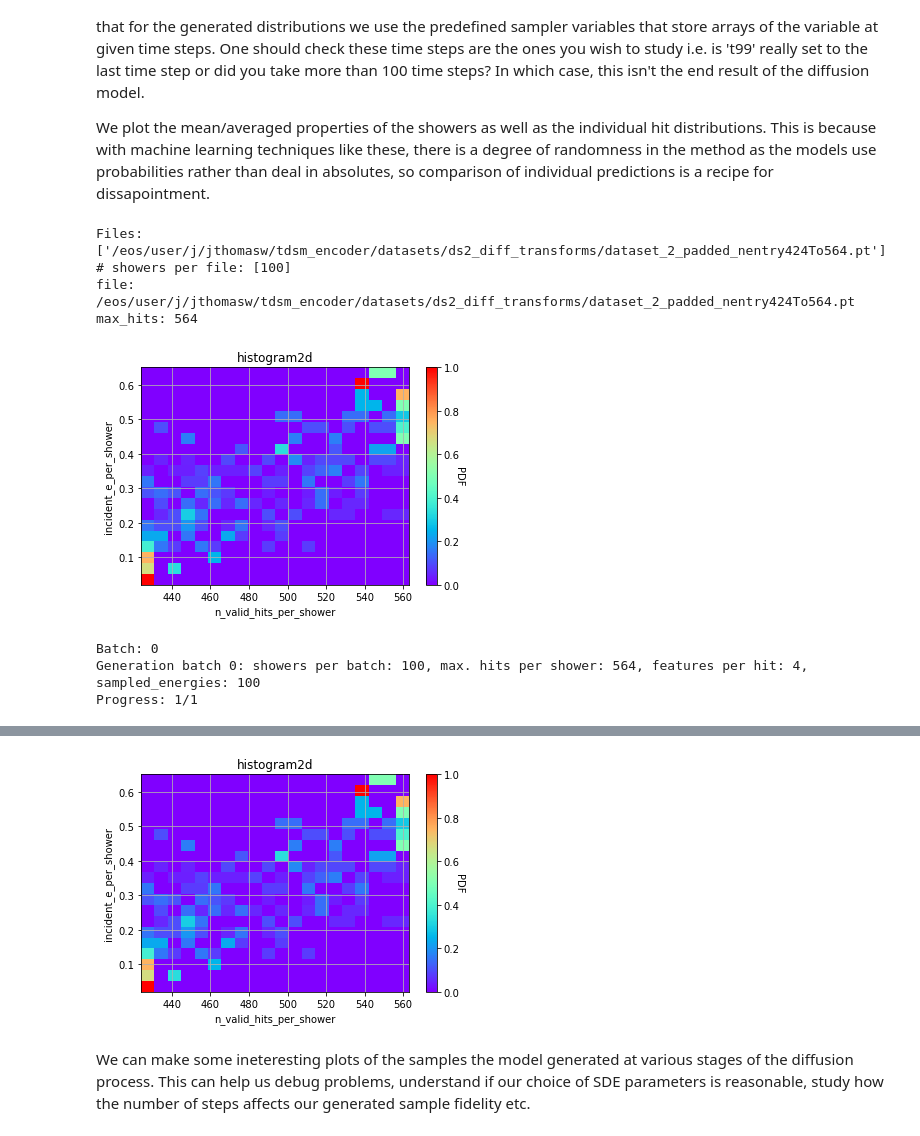
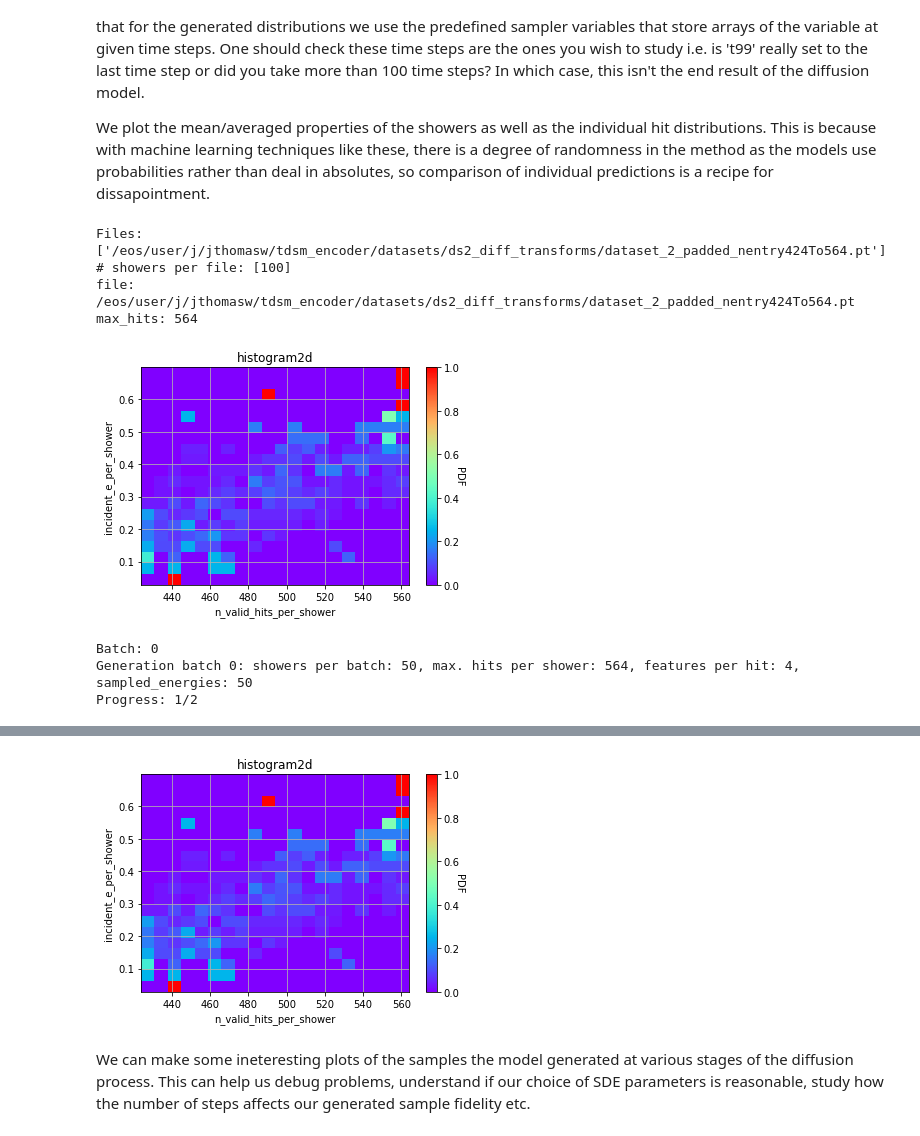
Before and after one commit to vincentchen566/tdsm_encoder, a Jupyter notebook: notebooks/6_sampling.ipynb, the cells around one changed output, grey strips where cells are left out. Saved outputs shown, nothing was run; the diff lists cells and outputs as text; code cells hidden in the pictures.

```diff
--- a/notebooks/6_sampling.ipynb
+++ b/notebooks/6_sampling.ipynb
@@ -46,7 +46,7 @@ workingdir = "./"
 SDE = 'VP'
 if SDE == 'VP':
     beta_max = 1.0
-    beta_min = 0.001
+    beta_min = 0.01
 if SDE == 'VE':
     sigma_max = 20.0
     sigma_min = 0.1
@@ -84,6 +84,14 @@ for filename in os.listdir(dataset_store_path):
 print(files_list_)
 
 # Instantiate model
-model=score_model.Gen(n_feat_dim, embed_dim, hidden_dim, num_encoder_blocks, num_attn_heads, dropout_gen, marginal_prob_std=marginal_prob_std_fn)
-torch.save(model.state_dict(), 'initial_model.pt')
+model = score_model.Gen(n_feat_dim, embed_dim, hidden_dim, num_encoder_blocks, num_attn_heads, dropout_gen, marginal_prob_std=marginal_prob_std_fn)
+#torch.save(model.state_dict(), 'initial_model.pt')
+
+t_params = 0
+for name_ , para_ in model.named_parameters():
+    if not para_.requires_grad: continue
+    param = para_.numel()
+    t_params+=param
+
+print(f'Sum of trainable parameters: {t_params}')
 # %% [output]
@@ -123,20 +131,21 @@ import tqdm
 workingdir = "./"
 
 # Granularity of time steps (defines step size of reverse diffusion)
-sampler_steps = 200
+sampler_steps = 100
 # Select time steps for diffusion progression plots
-steps2plot = (0, 495, 497, 498, 499)
+steps2plot = (0, 95, 97, 98, 99)
 # Number of showers to generate
 n_showers_2_gen = 100
 # Batch size for sampler
-batch_size = 100
+batch_size = 50
 
-output_directory = workingdir+'/sampling_VP_1to0p001_trans_ine_20231004_1301_'+datetime.now().strftime('%Y%m%d_%H%M')+'_output/'
+output_directory = workingdir+'/sampling_test_ds2_diff_transforms_'+datetime.now().strftime('%Y%m%d_%H%M')+'_output/'
 if not os.path.exists(output_directory):
     os.makedirs(output_directory)
 
 # Load saved model
-model.load_state_dict(torch.load('/eos/user/j/jthomasw/tdsm_encoder/training_VP_1to0p001_trans_ine_20231004_1301_output/ckpt_tmp_499.pth', map_location=device))
+#model.load_state_dict(torch.load('/eos/user/j/jthomasw/tdsm_encoder/notebooks/training_20231221_1331_ds2_diff_transforms/ckpt_tmp_199.pth', map_location=device))
+model.load_state_dict(torch.load('/eos/user/j/jthomasw/tdsm_encoder/notebooks/training_20240102_2128_ds2_diff_transforms/ckpt_tmp_199.pth', map_location=device))
 
 model.to(device)
 
@@ -298,35 +307,35 @@ for file_idx in range(len(files_list_)):
         print(f'Generation batch {i}: showers per batch: {gen_hit.shape[0]}, max. hits per shower: {gen_hit.shape[1]}, features per hit: {gen_hit.shape[2]}, sampled_energies: {len(sampled_energies)}')
         sys.stdout.write('\r')
         sys.stdout.write("Progress: %d/%d" % ((i+1), len(gen_hits_loader)))
         sys.stdout.flush()
 
         # Run reverse diffusion sampler on showers of random noise + zero-padded hits
         #generative = sampler(model, marginal_prob_std_fn, diffusion_coeff_fn, sampled_energies, gen_hit, batch_size=gen_hit.shape[0])
-        generative = sampler(model, sampled_energies, gen_hit, batch_size=gen_hit.shape[0])
+        generative = sampler(model, sampled_energies, gen_hit, batch_size=gen_hit.shape[0], addmask=1)
 
         # Create first sample or concatenate sample to sample list
         if i == 0:
             sample = generative
         else:
             sample = torch.cat([sample,generative])
 
         print(f'sample: {sample.shape}')
 
     sample_np = sample.cpu().numpy()
 
     for i in range(len(sample_np)):
         # The output of the sampler has nhits == max hits (do we want to remove these here or during the diffusion?)
         tmp_sample = sample_np[i]#[:nhits[i]]
         sample_.append(torch.tensor(tmp_sample))
 
 print(f'sample_: {len(sample_)}, sampled_ine: {len(sampled_ine)}')
 torch.save([sample_,sampled_ine], os.path.join(output_directory, 'sample.pt'))
 # %% [output]
 Files: ['/eos/user/j/jthomasw/tdsm_encoder/datasets/ds2_diff_transforms/dataset_2_padded_nentry424To564.pt']
 # showers per file: [100]
 file: /eos/user/j/jthomasw/tdsm_encoder/datasets/ds2_diff_transforms/dataset_2_padded_nentry424To564.pt
 max_hits: 564
-[figure, old version]
+[figure, new version]
 Batch: 0
-Generation batch 0: showers per batch: 100, max. hits per shower: 564, features per hit: 4, sampled_energies: 100
-Progress: 1/1
+Generation batch 0: showers per batch: 50, max. hits per shower: 564, features per hit: 4, sampled_energies: 50
+Progress: 1/2
@@ -337,4 +350,4 @@ Wall time: 3min 29s
-[figure, old version]
+[figure, new version]
 # %% [markdown]
 We can make some ineteresting plots of the samples the model generated at various stages of the diffusion process. This can help us debug problems, understand if our choice of SDE parameters is reasonable, study how the number of steps affects our generated sample fidelity etc.
 # %%
```
Also changed, not shown: parts of 4 cells of this notebook, 4 other files.
